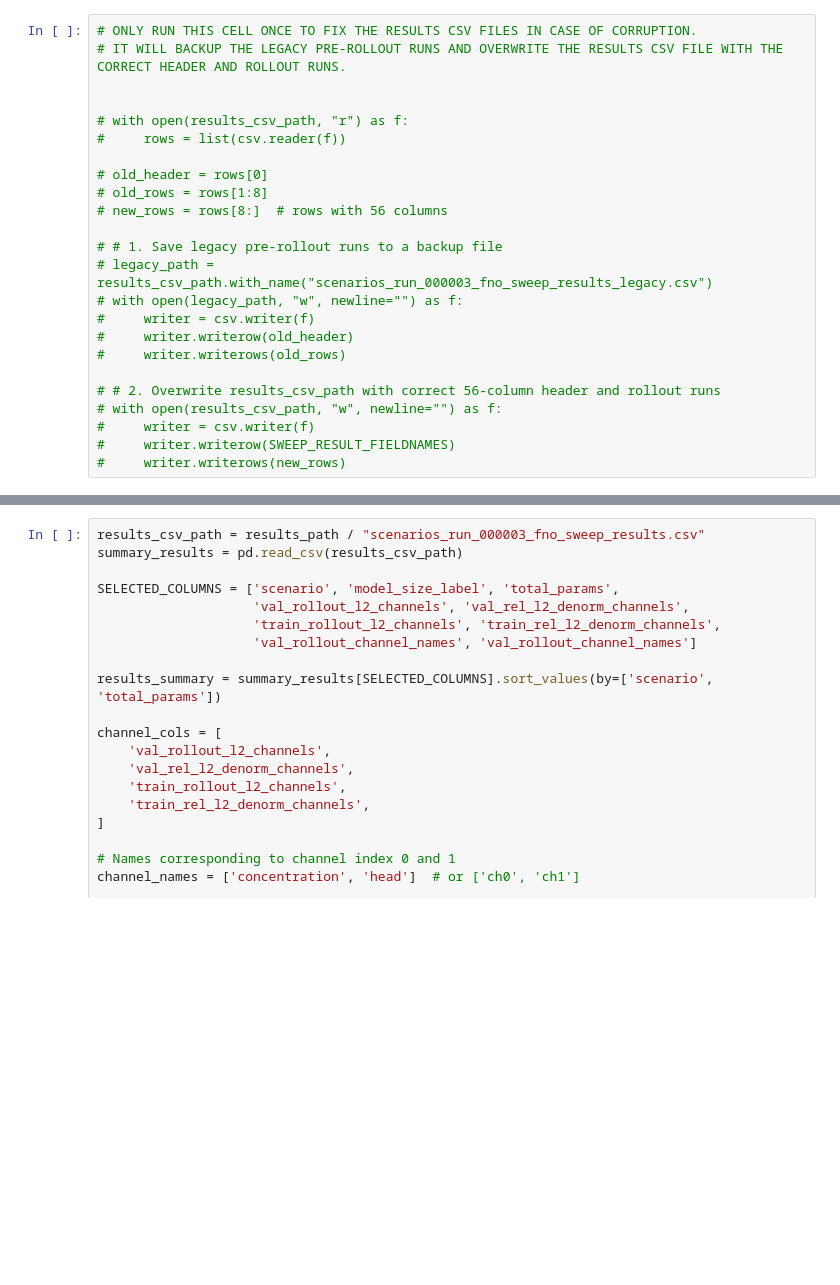
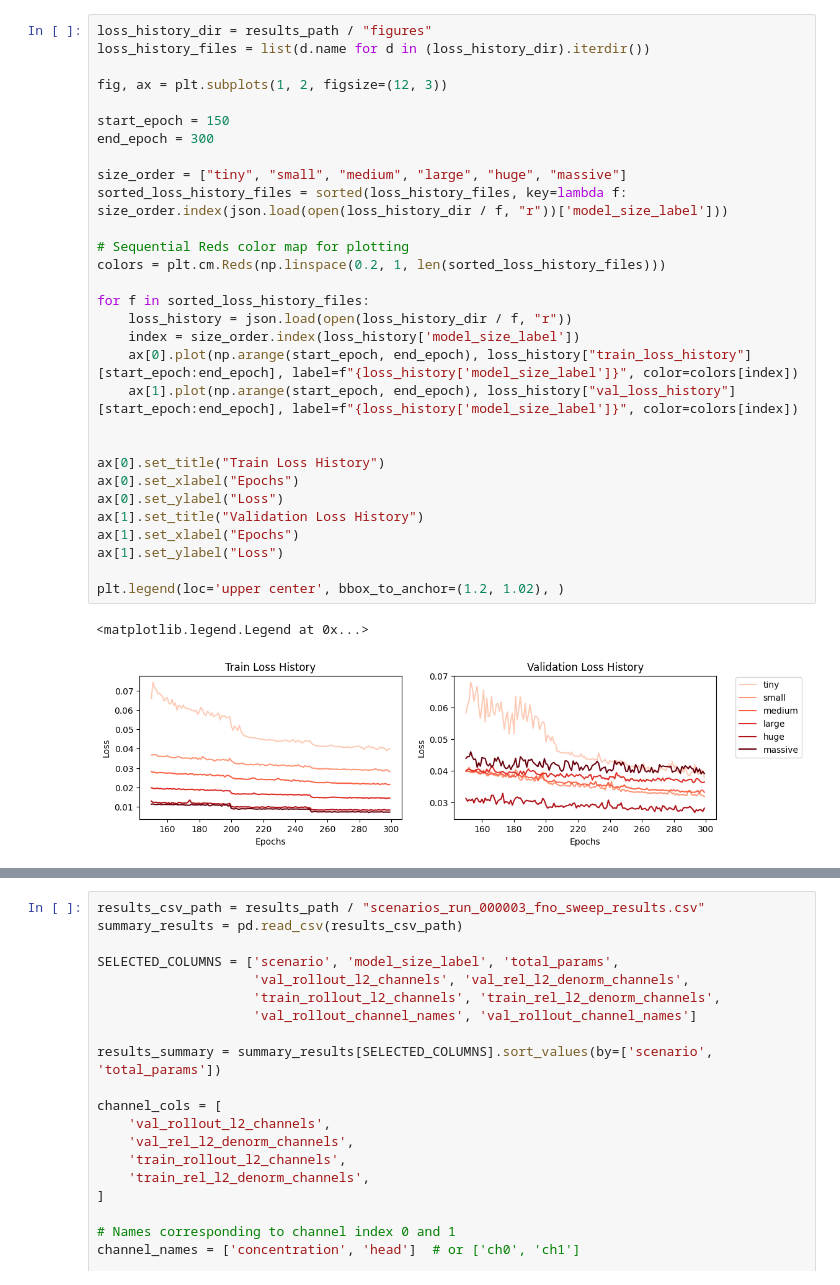
Before and after one commit to arpit-kapoor/gw_henry_fno, a Jupyter notebook: notebooks/error_analysis_rollout.ipynb, the cells around one changed output, grey strips where cells are left out. Cells and saved outputs as stored; diff of their text form; blank space fills up the shorter version.

```diff
--- a/notebooks/error_analysis_rollout.ipynb
+++ b/notebooks/error_analysis_rollout.ipynb
@@ -31,24 +29,33 @@ pprint([p.name for p in results_path.iterdir()])
-# %%
-# ONLY RUN THIS CELL ONCE TO FIX THE RESULTS CSV FILES IN CASE OF CORRUPTION.
-# IT WILL BACKUP THE LEGACY PRE-ROLLOUT RUNS AND OVERWRITE THE RESULTS CSV FILE WITH THE CORRECT HEADER AND ROLLOUT RUNS.
-
-
-# with open(results_csv_path, "r") as f:
-#     rows = list(csv.reader(f))
-
-# old_header = rows[0]
-# old_rows = rows[1:8]
-# new_rows = rows[8:]  # rows with 56 columns
-
-# # 1. Save legacy pre-rollout runs to a backup file
-# legacy_path = results_csv_path.with_name("scenarios_run_000003_fno_sweep_results_legacy.csv")
-# with open(legacy_path, "w", newline="") as f:
-#     writer = csv.writer(f)
-#     writer.writerow(old_header)
-#     writer.writerows(old_rows)
-
-# # 2. Overwrite results_csv_path with correct 56-column header and rollout runs
-# with open(results_csv_path, "w", newline="") as f:
-#     writer = csv.writer(f)
-#     writer.writerow(SWEEP_RESULT_FIELDNAMES)
-#     writer.writerows(new_rows)
+# %%
+loss_history_dir = results_path / "figures"
+loss_history_files = list(d.name for d in (loss_history_dir).iterdir())
+
+fig, ax = plt.subplots(1, 2, figsize=(12, 3))
+
+start_epoch = 150
+end_epoch = 300
+
+size_order = ["tiny", "small", "medium", "large", "huge", "massive"]
+sorted_loss_history_files = sorted(loss_history_files, key=lambda f: size_order.index(json.load(open(loss_history_dir / f, "r"))['model_size_label']))
+
+# Sequential Reds color map for plotting
+colors = plt.cm.Reds(np.linspace(0.2, 1, len(sorted_loss_history_files)))
+
+for f in sorted_loss_history_files:
+    loss_history = json.load(open(loss_history_dir / f, "r"))
+    index = size_order.index(loss_history['model_size_label'])
+    ax[0].plot(np.arange(start_epoch, end_epoch), loss_history["train_loss_history"][start_epoch:end_epoch], label=f"{loss_history['model_size_label']}", color=colors[index])
+    ax[1].plot(np.arange(start_epoch, end_epoch), loss_history["val_loss_history"][start_epoch:end_epoch], label=f"{loss_history['model_size_label']}", color=colors[index])
+
+
+ax[0].set_title("Train Loss History")
+ax[0].set_xlabel("Epochs")
+ax[0].set_ylabel("Loss")
+ax[1].set_title("Validation Loss History")
+ax[1].set_xlabel("Epochs")
+ax[1].set_ylabel("Loss")
+
+plt.legend(loc='upper center', bbox_to_anchor=(1.2, 1.02), )
+# %% [output]
+<matplotlib.legend.Legend at 0x...>
+[figure, added]
```
Also changed, not shown: parts of 8 cells of this notebook.
